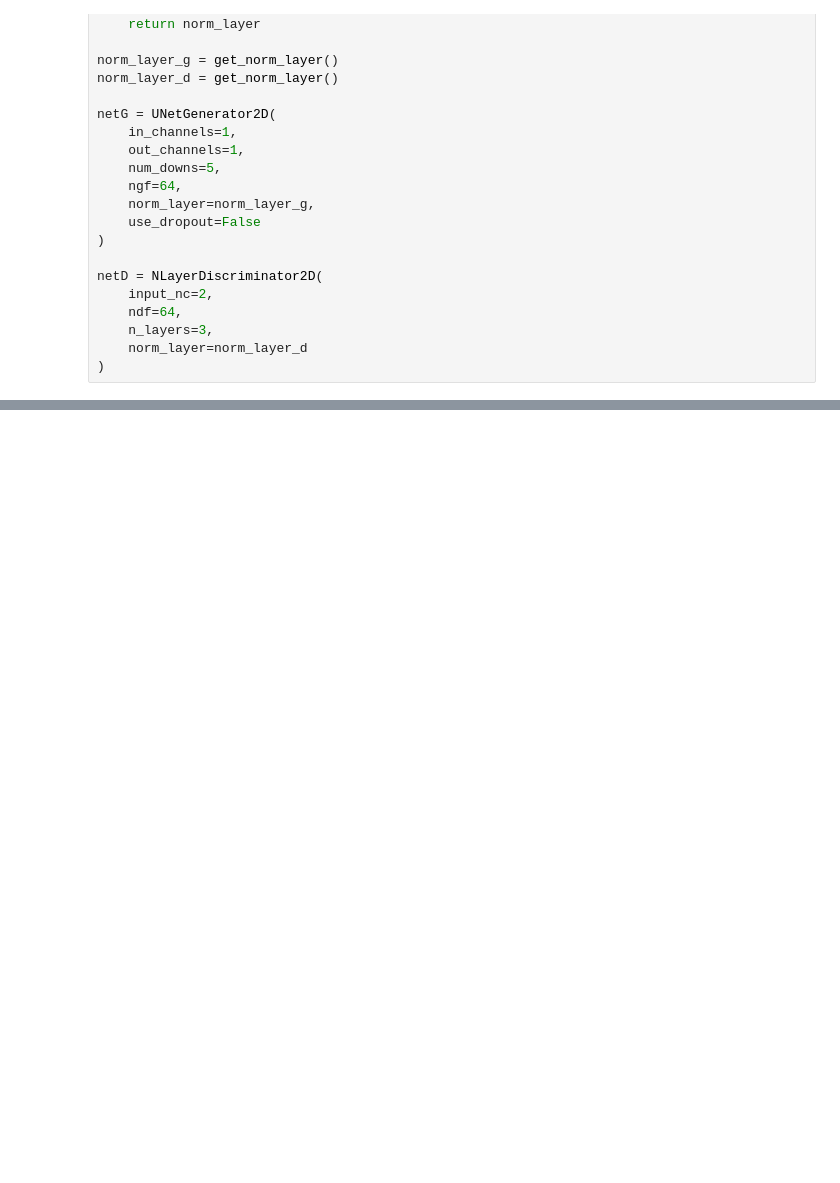
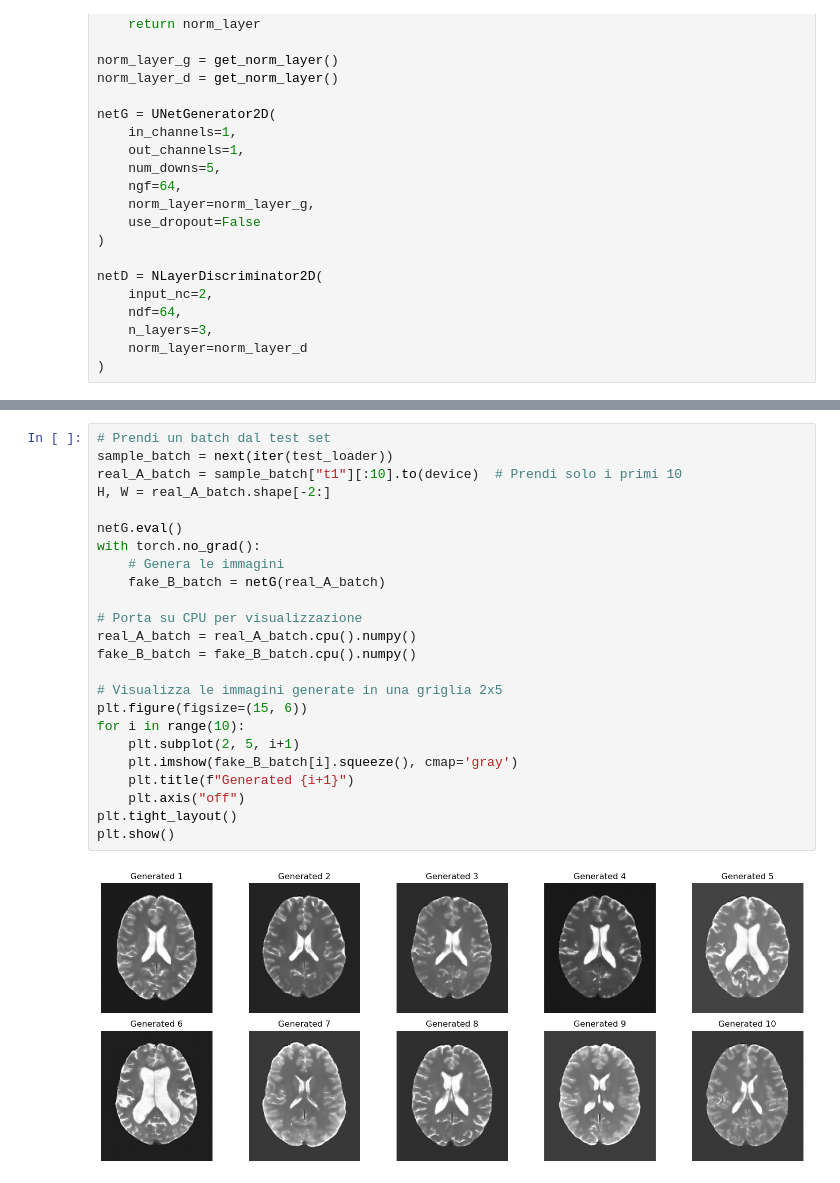
Before and after one commit to AndreaMoschetto/medical-I2I-benchmark, a Jupyter notebook: pix2pix_t1t2.ipynb, the cells around one changed output, grey strips where cells are left out. Drawn from its saved outputs; the diff is of its cells as text; blank space fills up the shorter version.

```diff
--- a/pix2pix_t1t2.ipynb
+++ b/pix2pix_t1t2.ipynb
@@ -665,0 +782,26 @@ with wandb.init(
+# %%
+# Prendi un batch dal test set
+sample_batch = next(iter(test_loader))
+real_A_batch = sample_batch["t1"][:10].to(device)  # Prendi solo i primi 10
+H, W = real_A_batch.shape[-2:]
+
+netG.eval()
+with torch.no_grad():
+    # Genera le immagini
+    fake_B_batch = netG(real_A_batch)
+
+# Porta su CPU per visualizzazione
+real_A_batch = real_A_batch.cpu().numpy()
+fake_B_batch = fake_B_batch.cpu().numpy()
+
+# Visualizza le immagini generate in una griglia 2x5
+plt.figure(figsize=(15, 6))
+for i in range(10):
+    plt.subplot(2, 5, i+1)
+    plt.imshow(fake_B_batch[i].squeeze(), cmap='gray')
+    plt.title(f"Generated {i+1}")
+    plt.axis("off")
+plt.tight_layout()
+plt.show()
+# %% [output]
+[figure, added]
```
Also changed, not shown: parts of 13 cells of this notebook, 4 other files.
